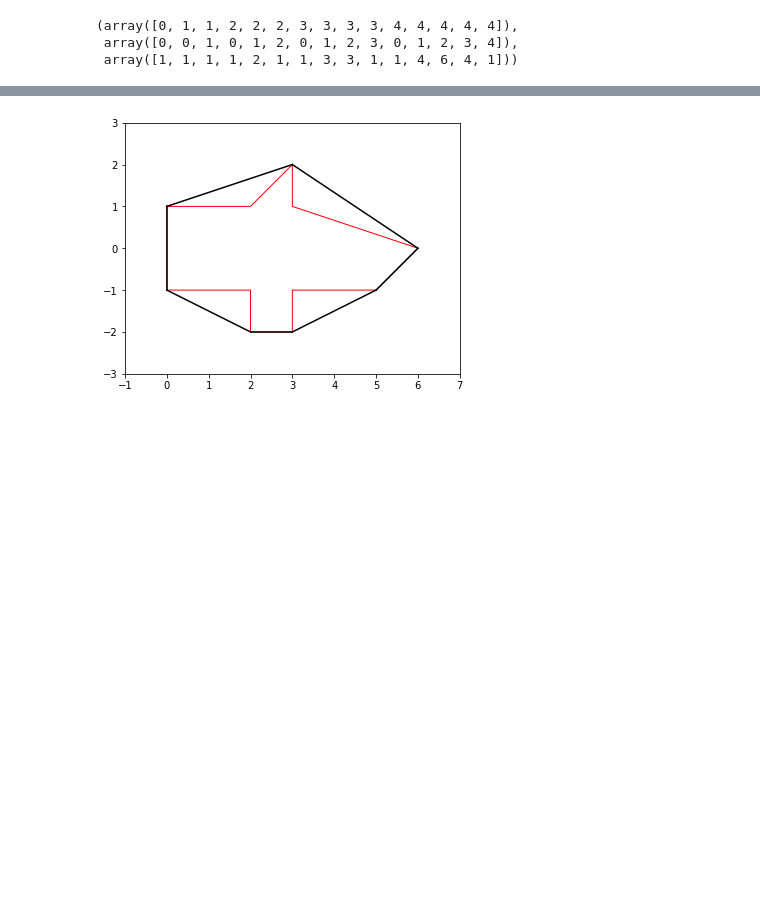
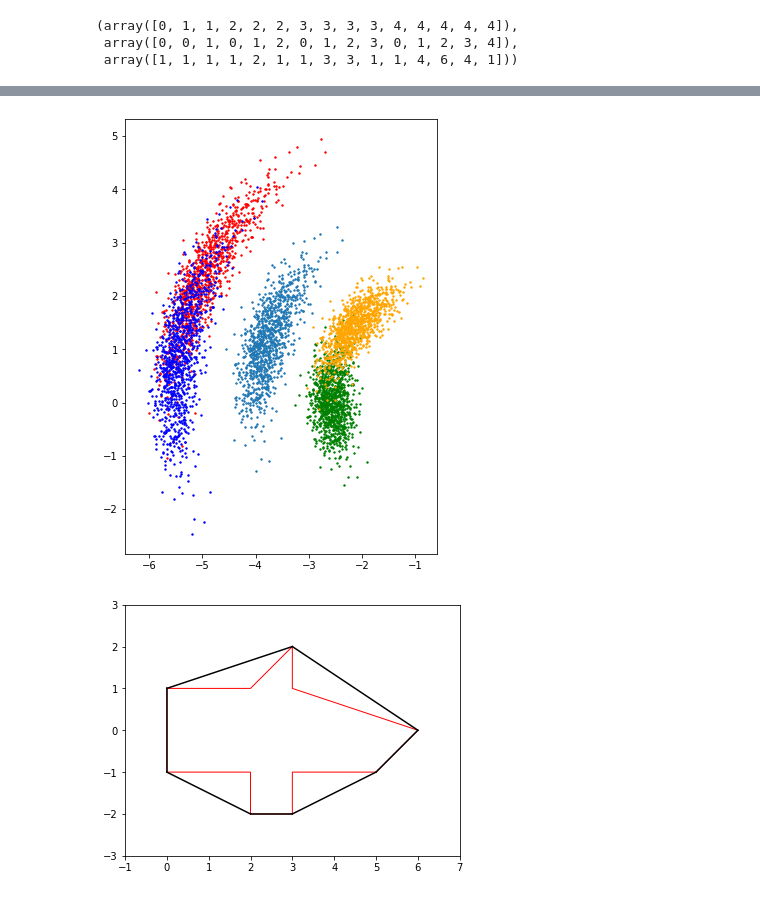
Before and after one commit to fireofearth/document, a Jupyter notebook: python/doc.composite.ipynb, the cells around one changed output, grey strips where cells are left out. Cells and saved outputs as stored; diff of their text form; code cells hidden in the pictures; blank space fills up the shorter version.

```diff
--- a/python/doc.composite.ipynb
+++ b/python/doc.composite.ipynb
@@ -147,3 +200,50 @@ plot_h_polyhedron(axes[0], A, b, ec='k', alpha=0.3)
+# %%
+# Forming quadrilateral enclosing vertices of box using broadcasts.
+
+def get_vertices_from_centers(centers, thetas, lw):
+    C = np.cos(thetas)
+    S = np.sin(thetas)
+    rot11 = np.stack(( C,  S), axis=-1)
+    rot12 = np.stack(( S, -C), axis=-1)
+    rot21 = np.stack(( C, -S), axis=-1)
+    rot22 = np.stack(( S,  C), axis=-1)
+    rot31 = np.stack((-C, -S), axis=-1)
+    rot32 = np.stack((-S,  C), axis=-1)
+    rot41 = np.stack((-C,  S), axis=-1)
+    rot42 = np.stack((-S, -C), axis=-1)
+    # Rot has shape (1000, 8, 2)
+    Rot = np.stack((rot11, rot12, rot21, rot22, rot31, rot32, rot41, rot42), axis=1)
+    # disp has shape (1000, 8)
+    disp = 0.5 * Rot @ lw
+    # centers has shape (1000, 8)
+    centers = np.tile(centers, (4,))
+    return np.reshape(centers + disp, (-1,4,2))
+
+N = 1000
+lw = np.array([3.0, 1.5])
+z = np.random.normal(loc=0., scale=0.5, size=(N,))
+theta = (1/8 * np.pi) * z + np.pi + np.random.uniform(0., 2.)*np.pi
+r = np.random.normal(loc=4., scale=0.2, size=(N,))
+X = np.stack((r*np.cos(theta), r*np.sin(theta), theta), axis=1)
+
+
+fig, ax = plt.subplots(figsize=(15,8))
+axes = [ax]
+
+axes[0].scatter(X[:,0], X[:,1], s=2)
+vertex_set = get_vertices_from_centers(X[:,:2], X[:, 2], lw)
+
+Z = vertex_set[:,0].T
+axes[0].scatter(Z[0], Z[1], c='r', s=2)
+Z = vertex_set[:,1].T
+axes[0].scatter(Z[0], Z[1], c='b', s=2)
+Z = vertex_set[:,2].T
+axes[0].scatter(Z[0], Z[1], c='g', s=2)
+Z = vertex_set[:,3].T
+axes[0].scatter(Z[0], Z[1], c='orange', s=2)
+axes[0].set_aspect('equal')
+# %% [output]
+[figure, added]
 # %%
 # Convex hull from polytope
 # TODO: figure out how to find the largest inner convex hull.
```
Also changed, not shown: parts of 3 cells of this notebook, 15 other files.
